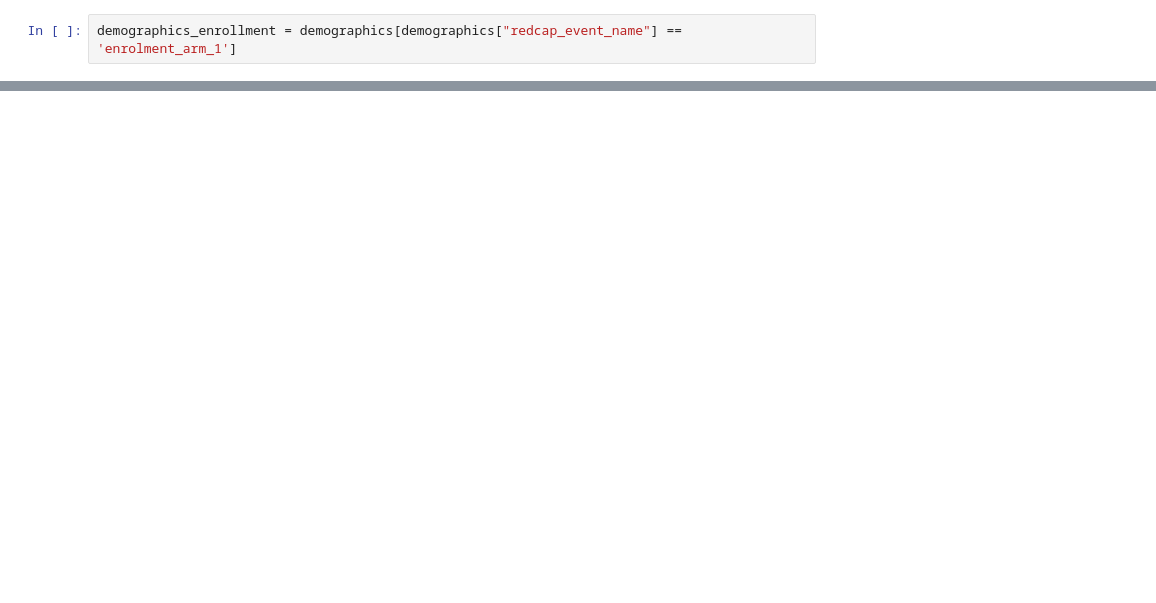
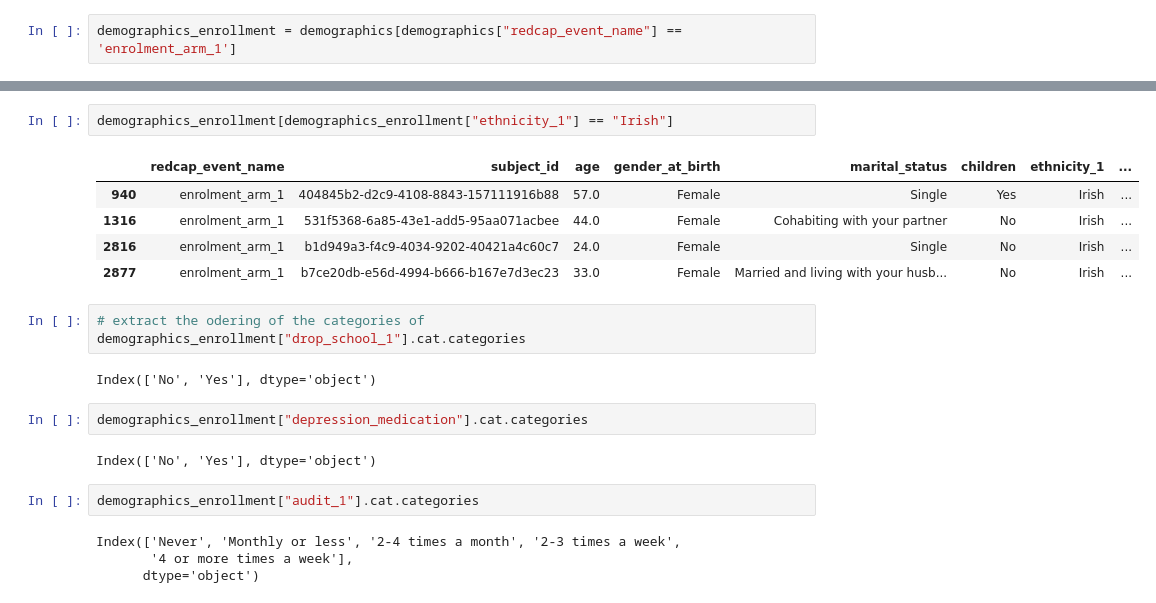
Before and after one commit to kaylenemorrison/wearable-device-depression-prediction, a Jupyter notebook: clean_demographics.ipynb, the cells around one changed output, grey strips where cells are left out. Saved outputs shown, nothing was run; the diff lists cells and outputs as text; blank space fills up the shorter version.

```diff
--- a/clean_demographics.ipynb
+++ b/clean_demographics.ipynb
@@ -1060,0 +1147,23 @@ final_dataset
+# %%
+demographics_enrollment[demographics_enrollment["ethnicity_1"] == "Irish"]
+# %% [output]
+|  | redcap_event_name | subject_id | age | gender_at_birth | marital_status | children | ethnicity_1 | ... |
+| 940 | enrolment_arm_1 | 404845b2-d2c9-4108-8843-157111916b88 | 57.0 | Female | Single | Yes | Irish | ... |
+| 1316 | enrolment_arm_1 | 531f5368-6a85-43e1-add5-95aa071acbee | 44.0 | Female | Cohabiting with your partner | No | Irish | ... |
+| 2816 | enrolment_arm_1 | b1d949a3-f4c9-4034-9202-40421a4c60c7 | 24.0 | Female | Single | No | Irish | ... |
+| 2877 | enrolment_arm_1 | b7ce20db-e56d-4994-b666-b167e7d3ec23 | 33.0 | Female | Married and living with your husb... | No | Irish | ... |
+# %%
+# extract the odering of the categories of
+demographics_enrollment["drop_school_1"].cat.categories
+# %% [output]
+Index(['No', 'Yes'], dtype='object')
+# %%
+demographics_enrollment["depression_medication"].cat.categories
+# %% [output]
+Index(['No', 'Yes'], dtype='object')
+# %%
+demographics_enrollment["audit_1"].cat.categories
+# %% [output]
+Index(['Never', 'Monthly or less', '2-4 times a month', '2-3 times a week',
+       '4 or more times a week'],
+      dtype='object')
```
Also changed, not shown: parts of 43 cells of this notebook, 10 other files.
